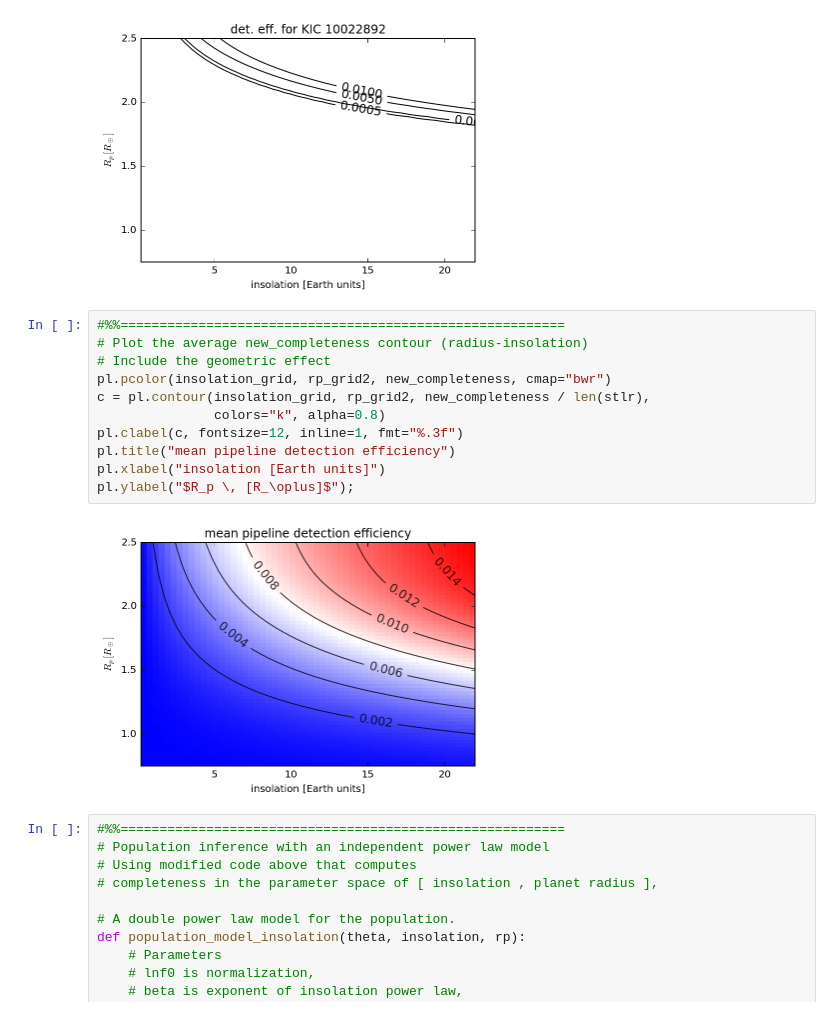
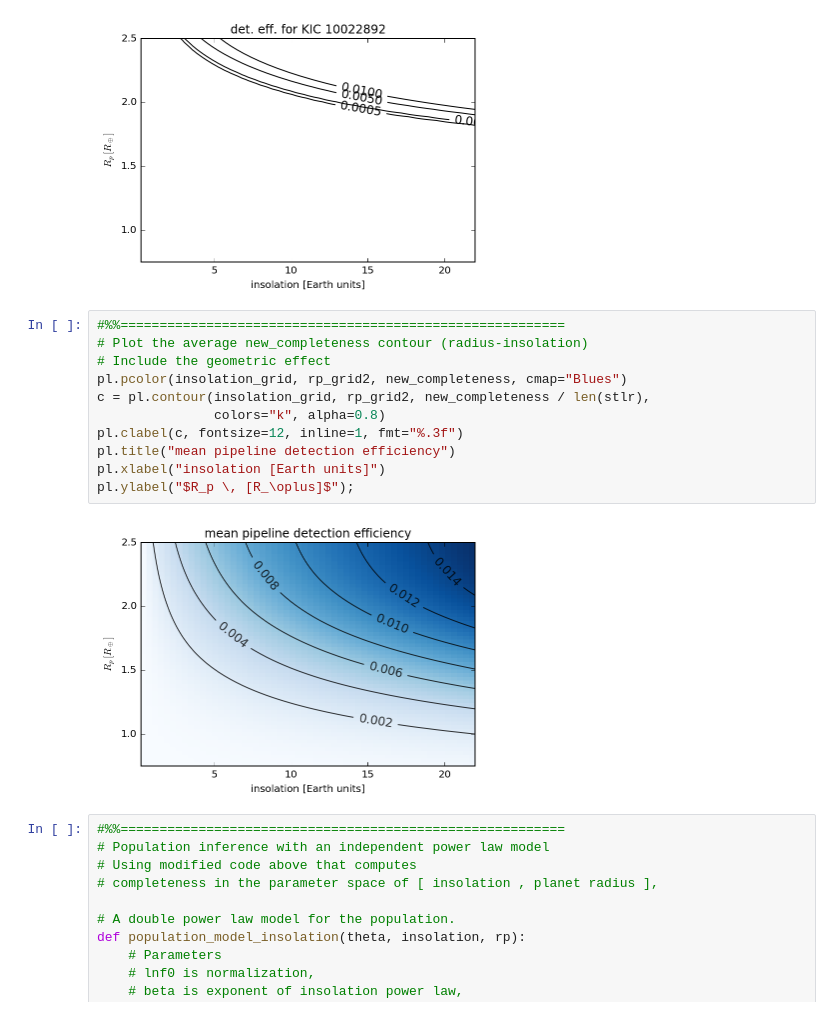
Before and after one commit to mshabram/PyStan_Kepler_Exoplanet_Populations, a Jupyter notebook: exopop_insolation_3_PyStan_v1.ipynb, the cells around one changed output. Drawn from its saved outputs; the diff is of its cells as text.

Commit message:
update to plot colors

```diff
--- a/exopop_insolation_3_PyStan_v1.ipynb
+++ b/exopop_insolation_3_PyStan_v1.ipynb
@@ -444,16 +444,16 @@ pl.title("det. eff. for KIC {0}".format(np.min(stlr.kepid.iloc[0])));
 # %%
 #%%=========================================================
 # Plot the average new_completeness contour (radius-insolation)
 # Include the geometric effect
-pl.pcolor(insolation_grid, rp_grid2, new_completeness, cmap="bwr")
+pl.pcolor(insolation_grid, rp_grid2, new_completeness, cmap="Blues")
 c = pl.contour(insolation_grid, rp_grid2, new_completeness / len(stlr),
                colors="k", alpha=0.8)
 pl.clabel(c, fontsize=12, inline=1, fmt="%.3f")
 pl.title("mean pipeline detection efficiency")
 pl.xlabel("insolation [Earth units]")
 pl.ylabel("$R_p \, [R_\oplus]$");
 # %% [output]
-[figure, old version]
+[figure, new version]
 # %%
 #%%=========================================================
 # Population inference with an independent power law model
```
